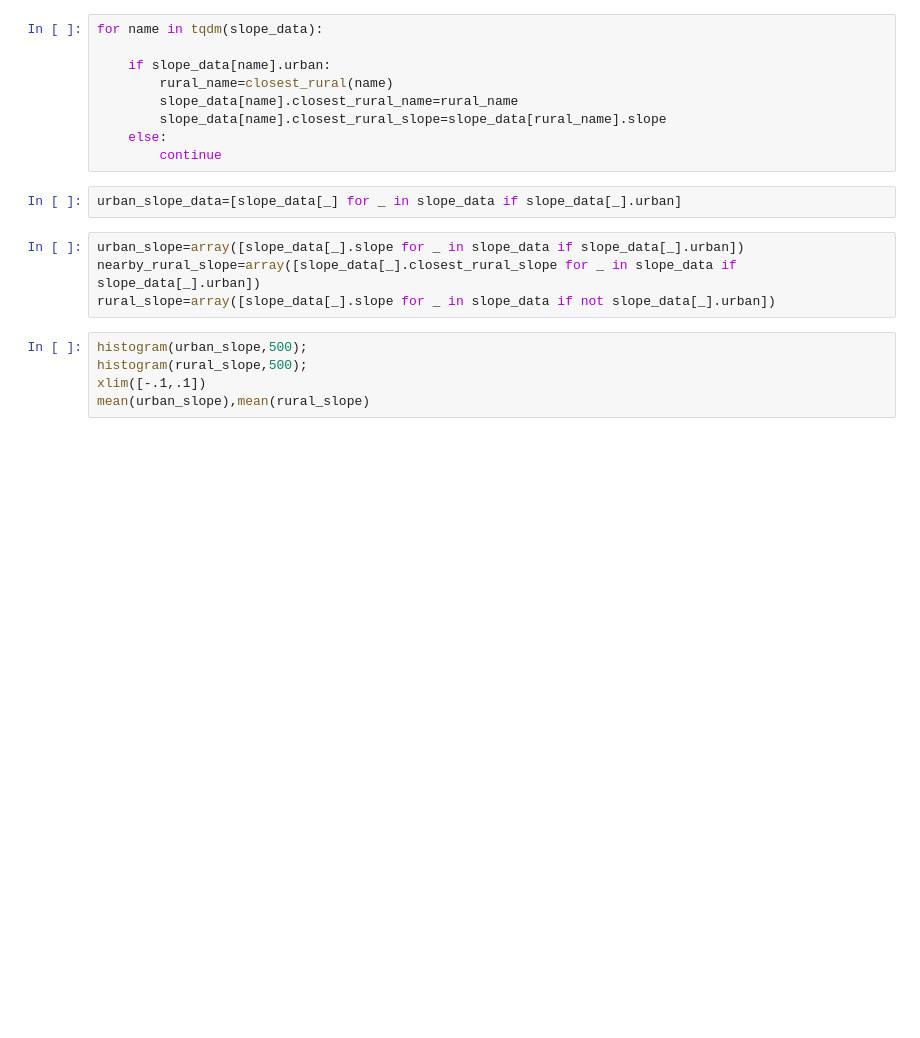
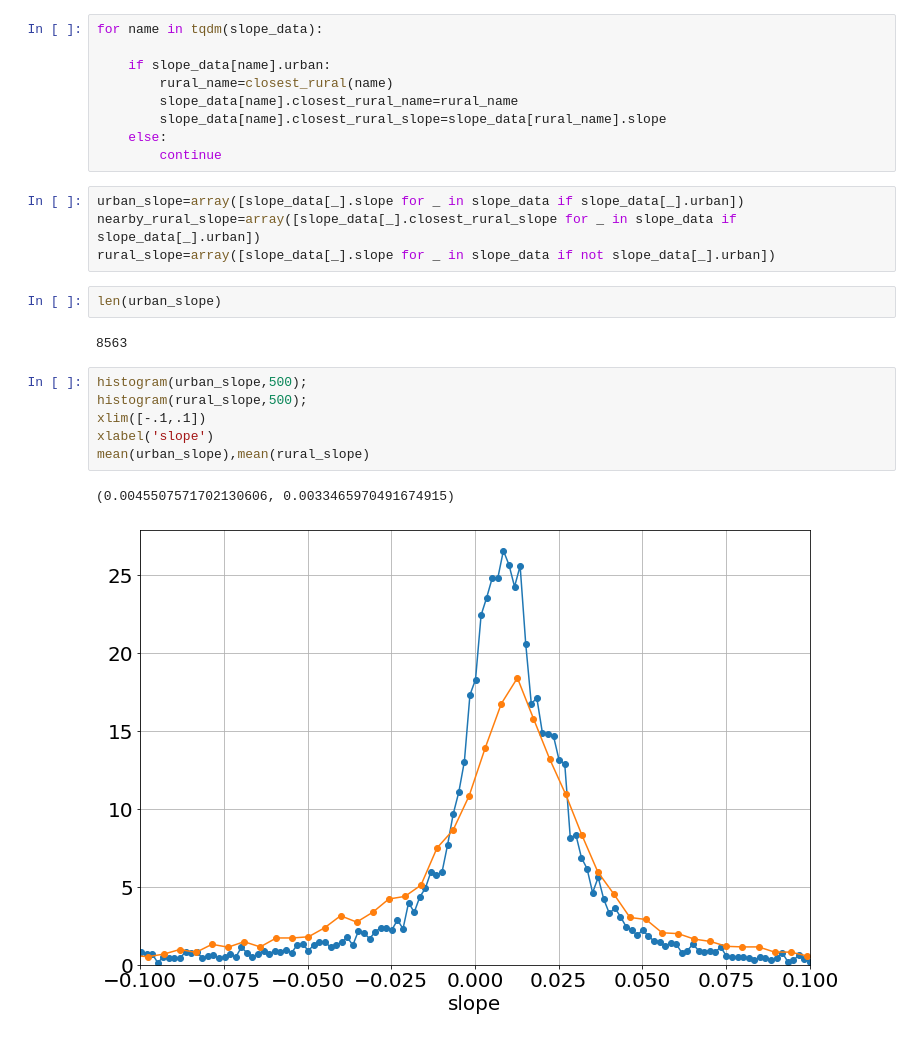
Before and after one commit to bblais/Computer-Programming-for-the-Sciences-Spring-2021, a Jupyter notebook: 2021-04-01 Finishing Crichton.ipynb, the cells around one changed output. Drawn from its saved outputs; the diff is of its cells as text; blank space fills up the shorter version.

```diff
--- a/2021-04-01 Finishing Crichton.ipynb
+++ b/2021-04-01 Finishing Crichton.ipynb
@@ -164,14 +168,20 @@ for name in tqdm(slope_data):
         slope_data[name].closest_rural_slope=slope_data[rural_name].slope
     else:
         continue
-# %%
-urban_slope_data=[slope_data[_] for _ in slope_data if slope_data[_].urban]
 # %%
 urban_slope=array([slope_data[_].slope for _ in slope_data if slope_data[_].urban])
 nearby_rural_slope=array([slope_data[_].closest_rural_slope for _ in slope_data if slope_data[_].urban])
 rural_slope=array([slope_data[_].slope for _ in slope_data if not slope_data[_].urban])
+# %%
+len(urban_slope)
+# %% [output]
+8563
 # %%
 histogram(urban_slope,500);
 histogram(rural_slope,500);
 xlim([-.1,.1])
+xlabel('slope')
 mean(urban_slope),mean(rural_slope)
+# %% [output]
+(0.0045507571702130606, 0.0033465970491674915)
+[figure, added]
```
Also changed, not shown: parts of 3 cells of this notebook, 1 other file.
